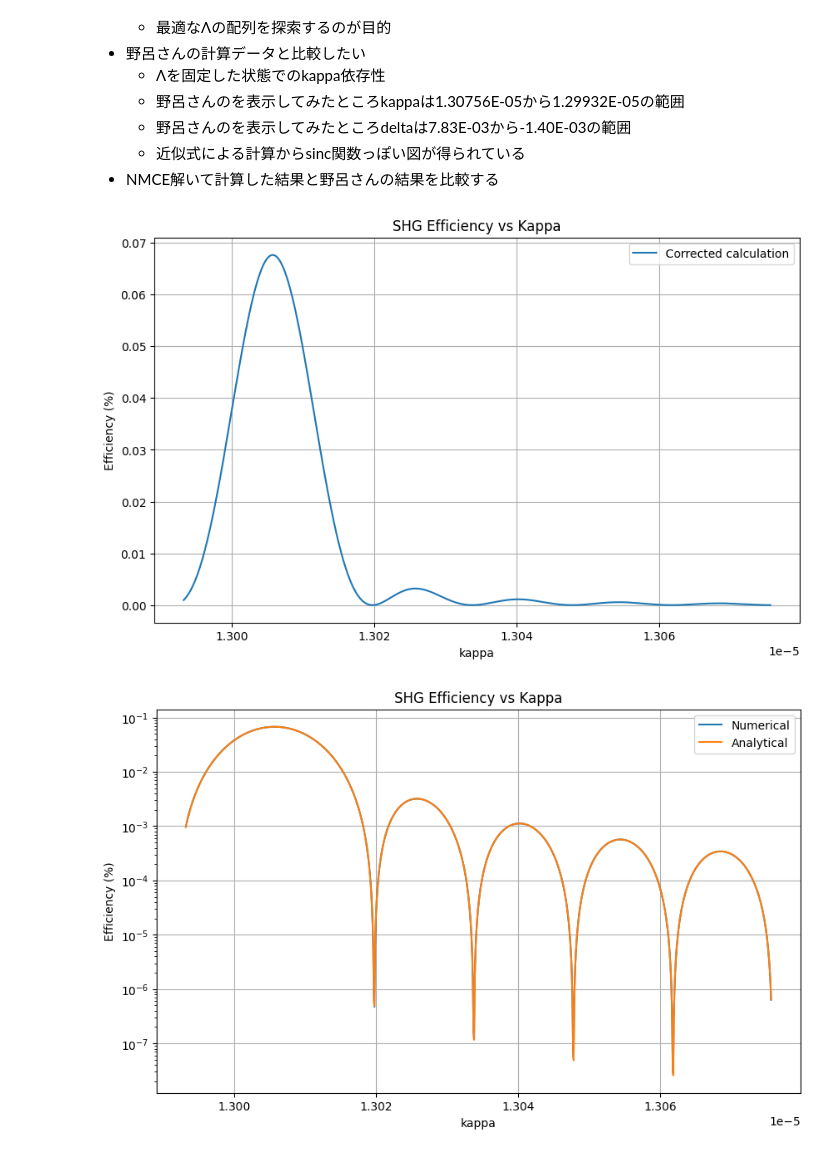
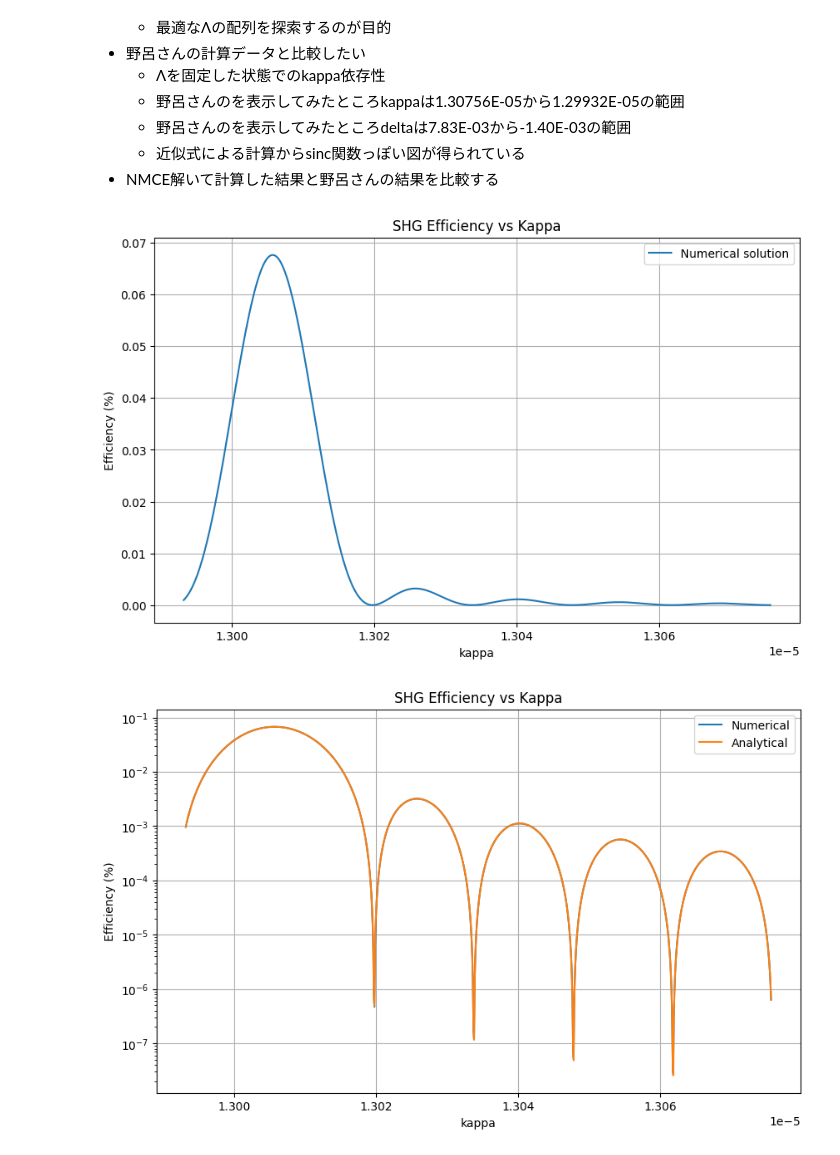
Before and after one commit to Xo1otl/mictlan, a Jupyter notebook: research/syuron/python/examples/shg.ipynb, the cells around one changed output. Cells and saved outputs as stored; diff of their text form; code cells hidden in the pictures.

```diff
--- a/research/syuron/python/examples/shg.ipynb
+++ b/research/syuron/python/examples/shg.ipynb
@@ -341,35 +341,35 @@ def preodical_eff_numerical():
 
     # 範囲設定
     twodelta_vals = np.linspace(7.83E-03, -1.40E-03, n)
     kappa_points = np.linspace(1.30756E-05, 1.29932E-05, n)
     effs = []
 
     for i in range(n):
         def kappa(z: float) -> complex:
             return kappa_points[i]
 
         def twodelta(z: float) -> float:
             return twodelta_vals[i] * 2
 
         nmce = shg.NMCE(kappa, twodelta)
         B_L, A_z = nmce.solve(L, A0, B0)
         eff = shg.efficiency(B_L, A0) / P0 * 100  # P0で割って100をかける
         effs.append(eff)
 
     return kappa_points, effs
 
 
 # プロット
 plt.figure(figsize=(10, 6))
-plt.plot(*preodical_eff_numerical(), label="Corrected calculation")
+plt.plot(*preodical_eff_numerical(), label="Numerical solution")
 plt.xlabel('kappa')
 plt.ylabel('Efficiency (%)')
 plt.title('SHG Efficiency vs Kappa')
 plt.grid(True)
 plt.legend()
 plt.show()
 # %% [output]
-[figure, old version]
+[figure, new version]
 # %%
 def preodical_eff_analytical():
     # パラメータ設定
```
Also changed, not shown: 9 other files.
